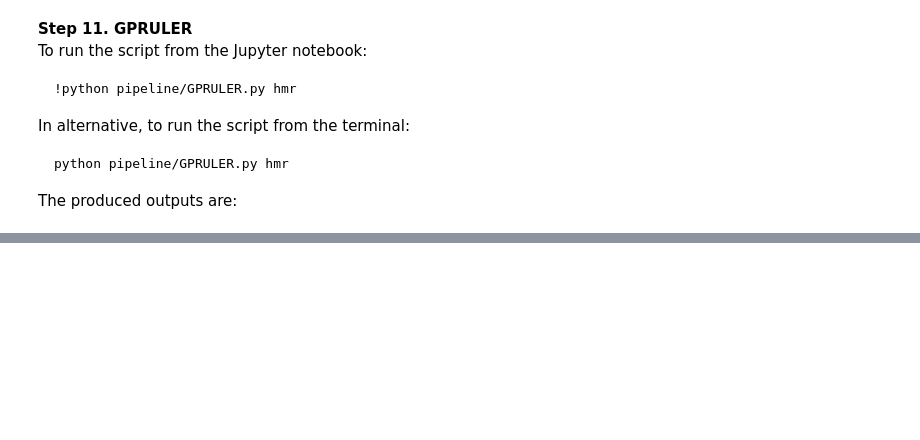
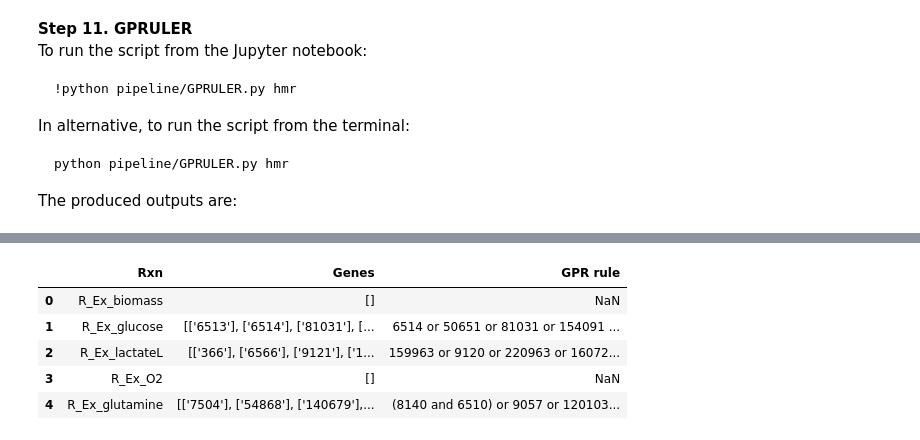
Before and after one commit to qLSLab/GPRuler, a Jupyter notebook: Tutorial_GPRuler_fromSBML.ipynb, the cells around one changed output, grey strips where cells are left out. Saved outputs shown, nothing was run; the diff lists cells and outputs as text; code cells hidden in the pictures; blank space fills up the shorter version.

```diff
--- a/Tutorial_GPRuler_fromSBML.ipynb
+++ b/Tutorial_GPRuler_fromSBML.ipynb
@@ -347,0 +369,10 @@ The produced outputs are:
+# %%
+dfOutput3 = pd.read_csv('./tutorial/outputs/HMRcore_gprRules.csv', sep = '\t')
+dfOutput3.head()
+# %% [output]
+|  | Rxn | Genes | GPR rule |
+| 0 | R_Ex_biomass | [] | NaN |
+| 1 | R_Ex_glucose | [['6513'], ['6514'], ['81031'], [... | 6514 or 50651 or 81031 or 154091 ... |
+| 2 | R_Ex_lactateL | [['366'], ['6566'], ['9121'], ['1... | 159963 or 9120 or 220963 or 16072... |
+| 3 | R_Ex_O2 | [] | NaN |
+| 4 | R_Ex_glutamine | [['7504'], ['54868'], ['140679'],... | (8140 and 6510) or 9057 or 120103... |
```
Also changed, not shown: parts of 6 cells of this notebook.
